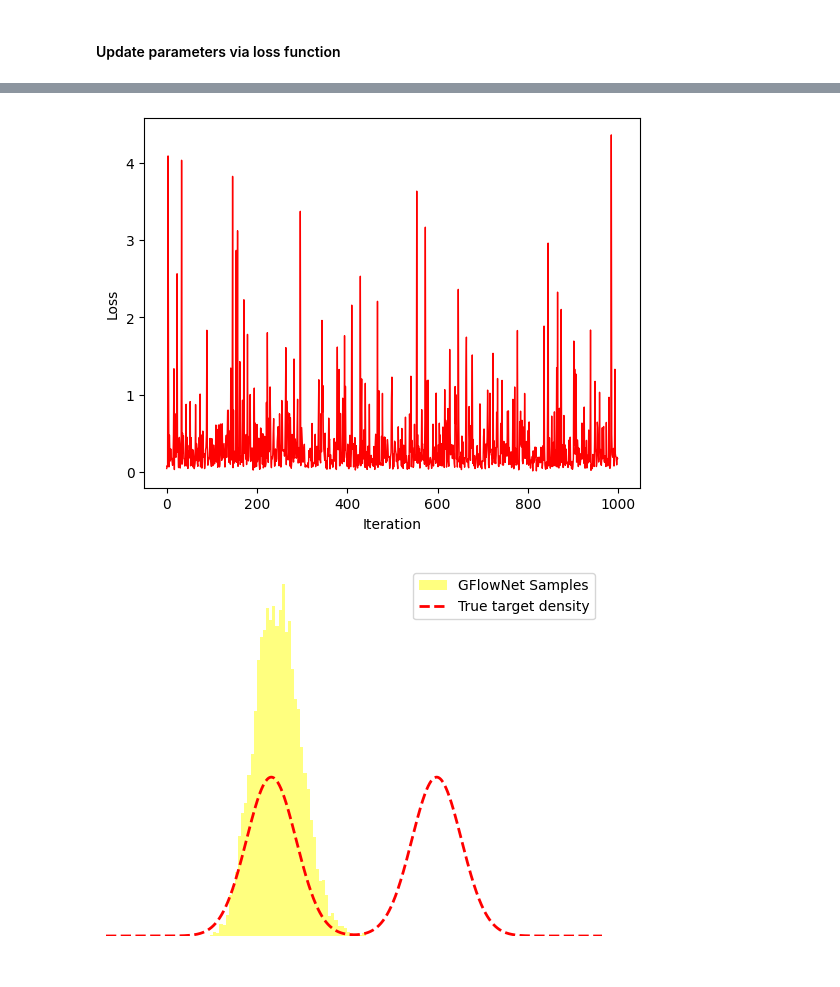
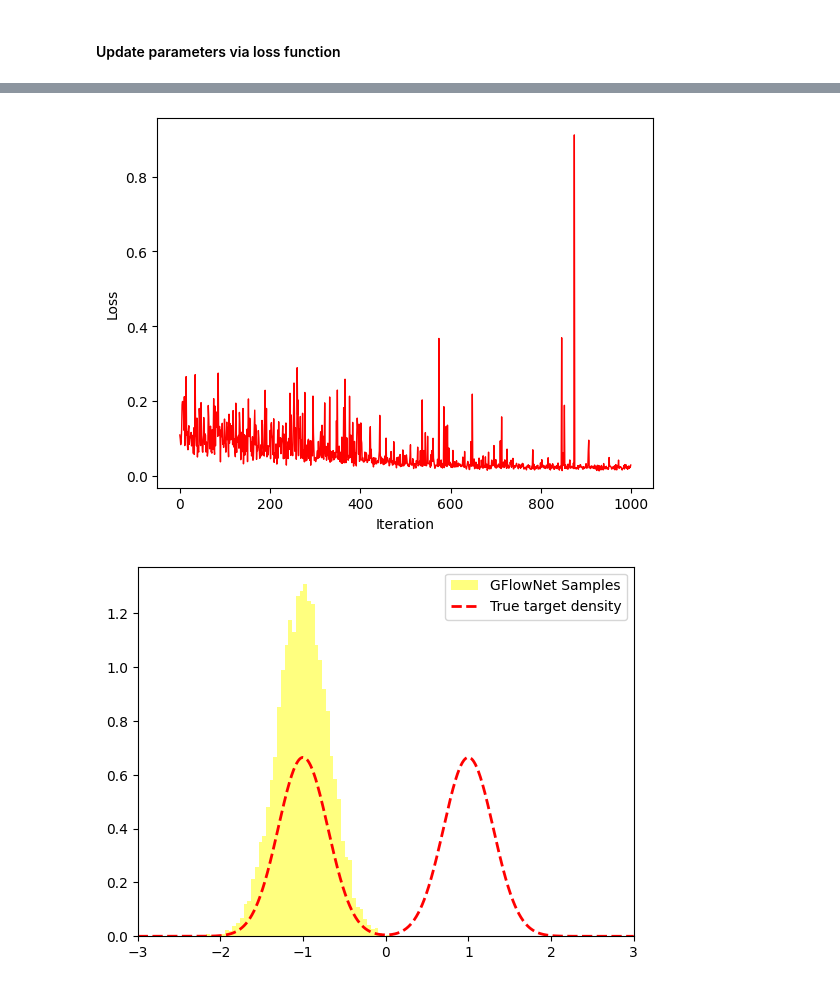
Before and after one commit to Ruizi-Wu/Mini-Project, a Jupyter notebook: TryToBuild.ipynb, the cells around one changed output, grey strips where cells are left out. Drawn from its saved outputs; the diff is of its cells as text; code cells hidden in the pictures.

```diff
--- a/TryToBuild.ipynb
+++ b/TryToBuild.ipynb
@@ -259,8 +259,8 @@ update = jax.jit(update, static_argnums=(2, 3))
 # %%
 Niter = 5_000
 Batch_SZ = 256
+N_STEP = 100
 LR = 10**-3
-# optimizer = optax.adam(learning_rate=LR)
 optimizer = optax.chain(
     optax.clip_by_global_norm(1.0),  # Clip gradients to prevent explosion
     optax.adam(learning_rate=LR)
@@ -273,7 +273,7 @@ count = 0
 time_start = time.time()
 while count < Niter:
     key, subkey = jrd.split(key)
-    params, opt_state, loss_value, grads = update(params, opt_state, Batch_SZ, 10, subkey)
+    params, opt_state, loss_value, grads = update(params, opt_state, Batch_SZ, N_STEP, subkey)
     loss_values.append(loss_value)
     params_history.append(jax.tree.map(lambda x: x.copy(), params))
     count += 1
@@ -309,7 +309,7 @@ plt.xlabel("Iteration")
 plt.ylabel("Loss")
 plt.show()
 # %% [output]
-[figure, old version]
+[figure, new version]
 # %%
 N_steps = 100
 batch_sz = 10_000
@@ -319,24 +319,24 @@ trajectory = Traj(p, batch_sz, N_steps, key_)
 # %%
 # histogram of the terminal values
 _ = plt.hist(np.array(trajectory["x"][-1,:,0]),
              color="yellow", bins=50, density=True,
              alpha=0.5, label="GFlowNet Samples")
 
 # plot the true target density
 x_arr = jnp.linspace(-3, 3, 1000)
 dx = x_arr[1] - x_arr[0]
 densities = jnp.exp(log_target(x_arr))
 # normalize the density
 densities = densities / jnp.sum(densities) / dx
 # plot dotted lines
 plt.plot(x_arr, densities,
          color='red', lw=2, ls='--',
          label="True target density")
 plt.xlim(-3, 3)
 
 # do not show the axes
-plt.axis('off')
+# plt.axis('off')
 plt.legend()
 plt.show()
 # %% [output]
-[figure, old version]
+[figure, new version]
```
Also changed, not shown: parts of 1 cell of this notebook, 4 other files.
